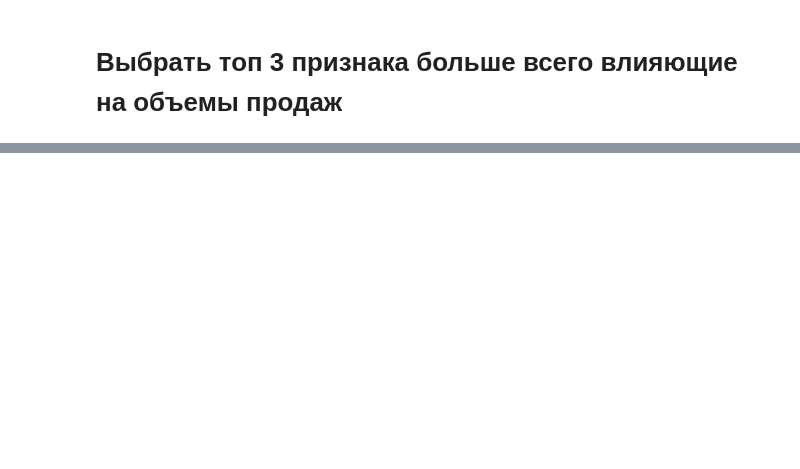
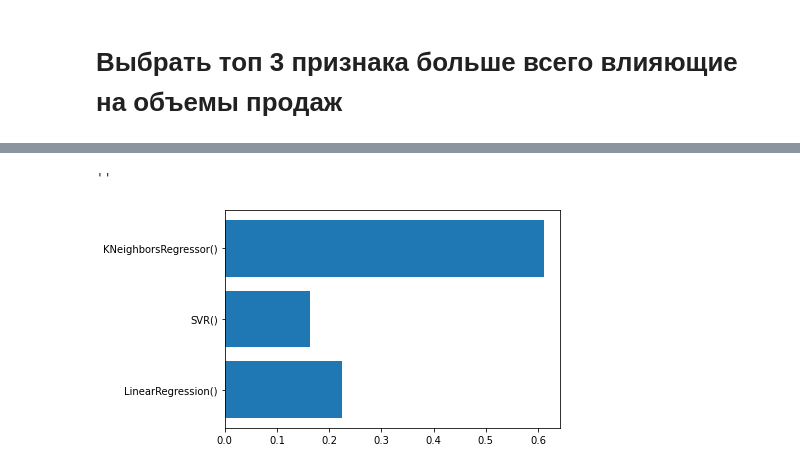
Before and after one commit to HeliosBI/AML_diploma_pre_1, a Jupyter notebook: diploma_pre_1.ipynb, the cells around one changed output, grey strips where cells are left out. Saved outputs shown, nothing was run; the diff lists cells and outputs as text; code cells hidden in the pictures; blank space fills up the shorter version.

```diff
--- a/diploma_pre_1.ipynb
+++ b/diploma_pre_1.ipynb
@@ -566,0 +831,4 @@ Index(['Item_Identifier', 'Item_Fat_Content', 'Item_Type', 'Outlet_Identifier',
+# %%
+params_svr = {
+    'kernel' : ['linear', 'poly', 'rbf', 'sigmoid']
+}
@@ -572,0 +919,8 @@ Index(['Item_Identifier', 'Item_Fat_Content', 'Item_Type', 'Outlet_Identifier',
+# %%
+plt.barh(np.arange(len(classifier.final_estimator_.feature_importances_)),
+                 classifier.final_estimator_.feature_importances_)
+plt.yticks(np.arange(len(classifier.final_estimator_.feature_importances_)),classifier.estimators_)
+''
+# %% [output]
+''
+[figure, added]
```
Also changed, not shown: parts of 72 cells of this notebook.
